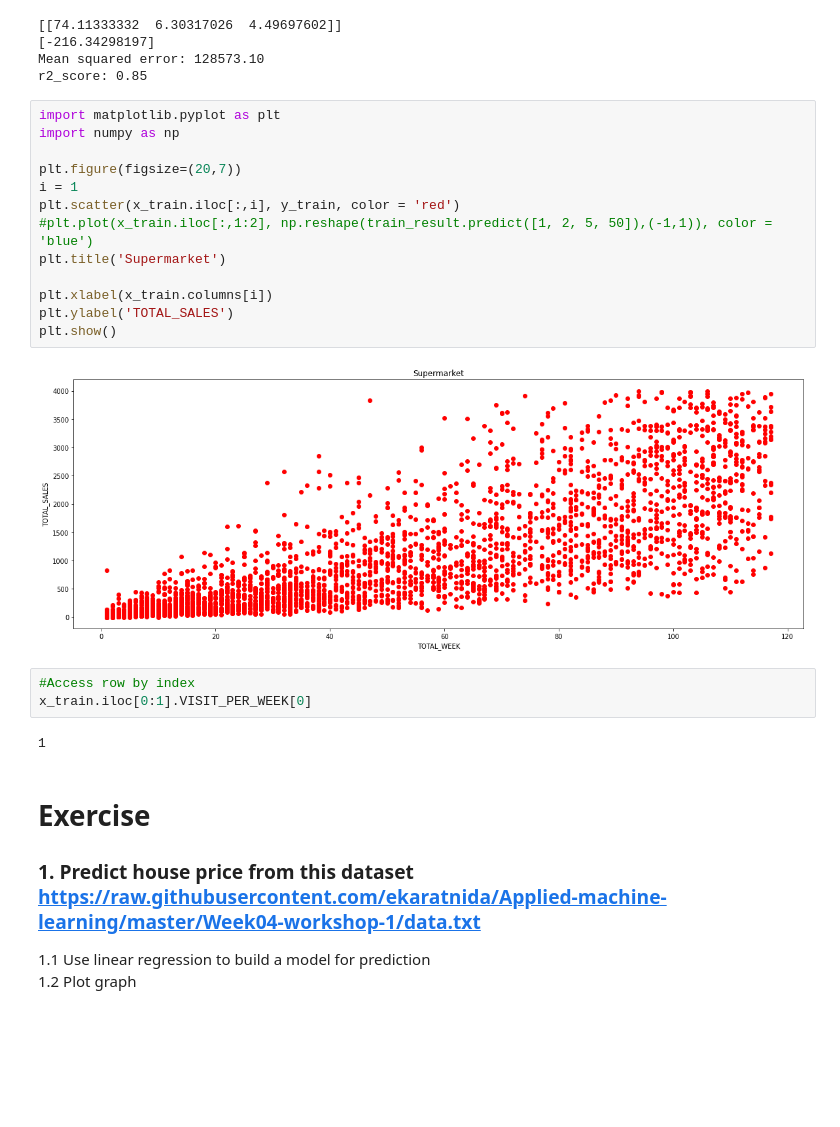
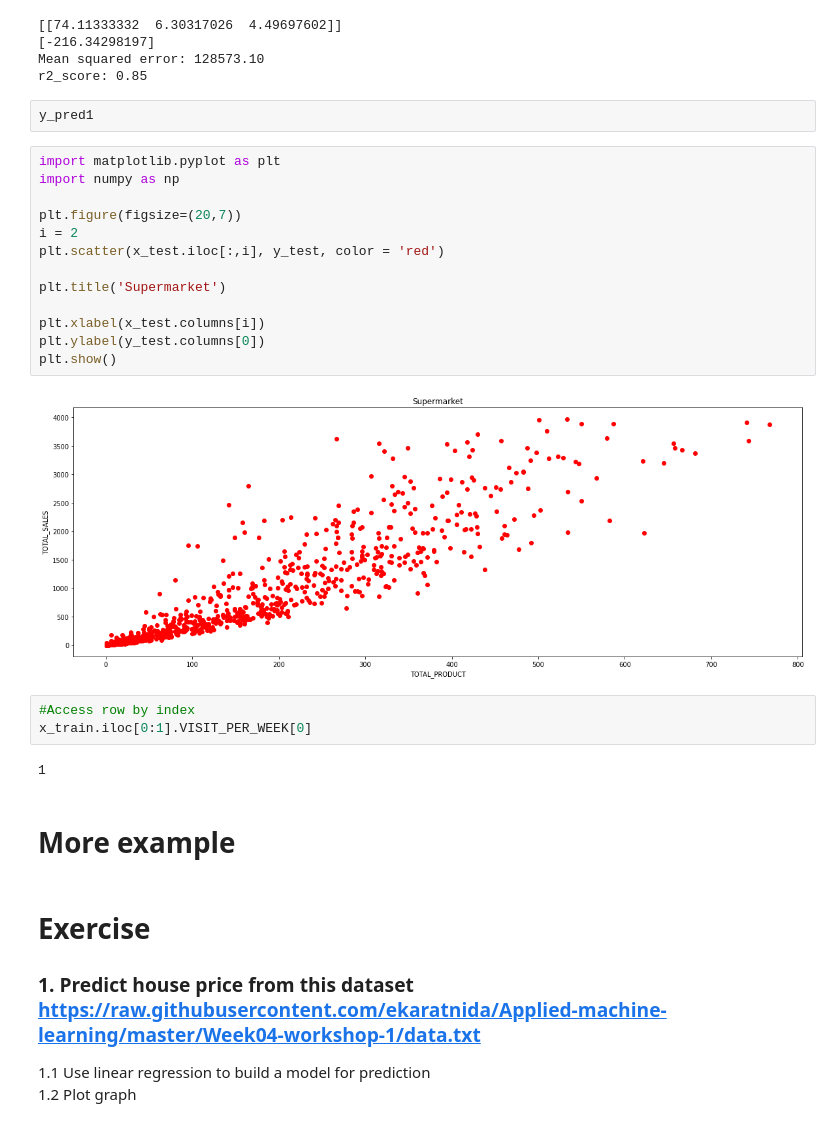
Before and after one commit to pongsrue/Automated_Tools-, a Jupyter notebook: Mini-bads3/Module3_1.ipynb, the cells around one changed output. Saved outputs shown, nothing was run; the diff lists cells and outputs as text; blank space fills up the shorter version.

```diff
--- a/Mini-bads3/Module3_1.ipynb
+++ b/Mini-bads3/Module3_1.ipynb
@@ -141,26 +141,30 @@ print('r2_score: %.2f' % r2_score(y_test, y_pred1))
 [-216.34298197]
 Mean squared error: 128573.10
 r2_score: 0.85
+# %%
+y_pred1
 # %%
 import matplotlib.pyplot as plt
 import numpy as np
 
 plt.figure(figsize=(20,7))
-i = 1
-plt.scatter(x_train.iloc[:,i], y_train, color = 'red')
-#plt.plot(x_train.iloc[:,1:2], np.reshape(train_result.predict([1, 2, 5, 50]),(-1,1)), color = 'blue')
+i = 2
+plt.scatter(x_test.iloc[:,i], y_test, color = 'red')
+
 plt.title('Supermarket')
 
-plt.xlabel(x_train.columns[i])
-plt.ylabel('TOTAL_SALES')
+plt.xlabel(x_test.columns[i])
+plt.ylabel(y_test.columns[0])
 plt.show()
 # %% [output]
-[figure, old version]
+[figure, new version]
 # %%
 #Access row by index
 x_train.iloc[0:1].VISIT_PER_WEEK[0]
 # %% [output]
 1
+# %% [markdown]
+# More example
 # %% [markdown]
 # Exercise
 ### 1. Predict house price from this dataset https://raw.githubusercontent.com/ekaratnida/Applied-machine-learning/master/Week04-workshop-1/data.txt
```
